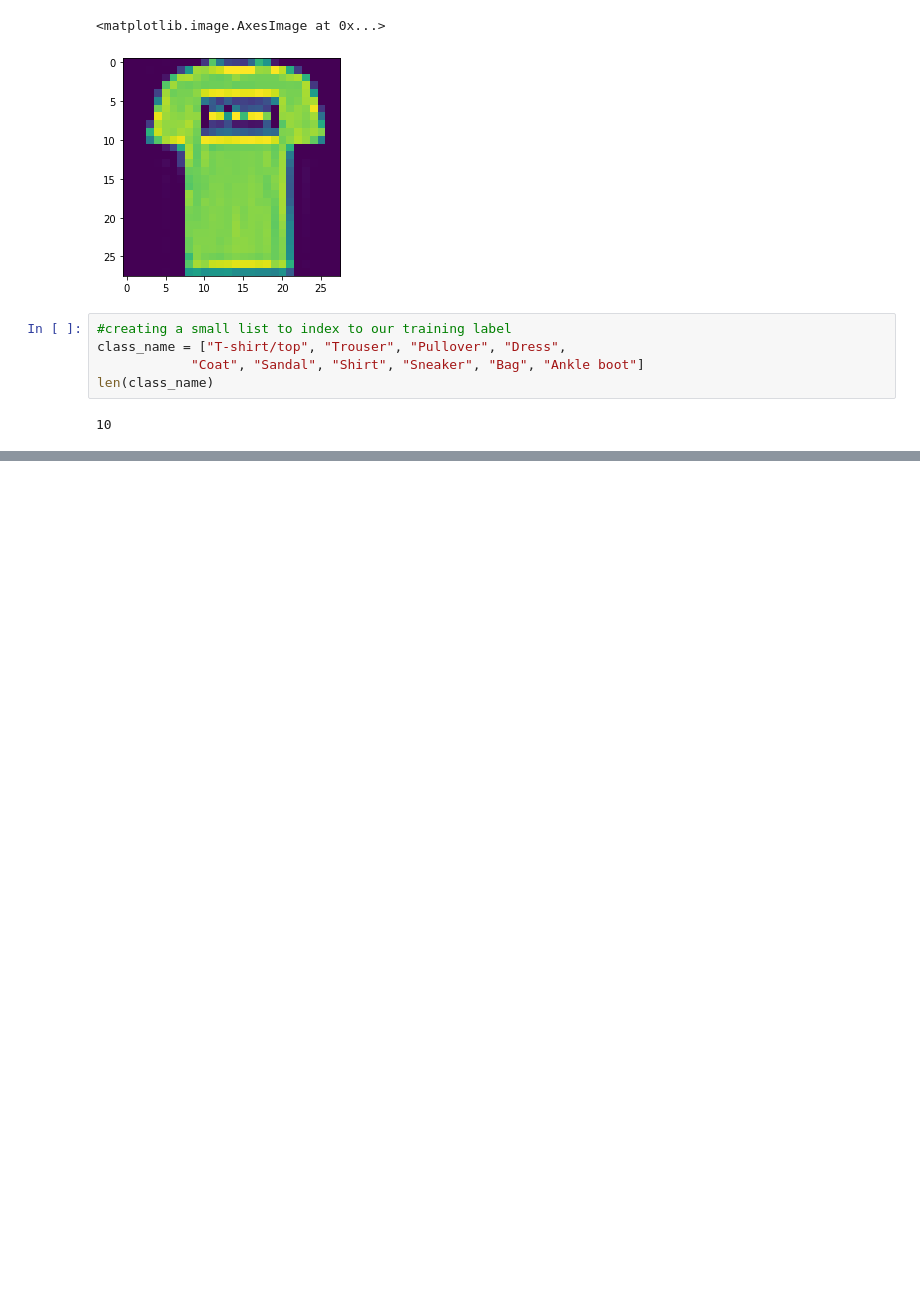
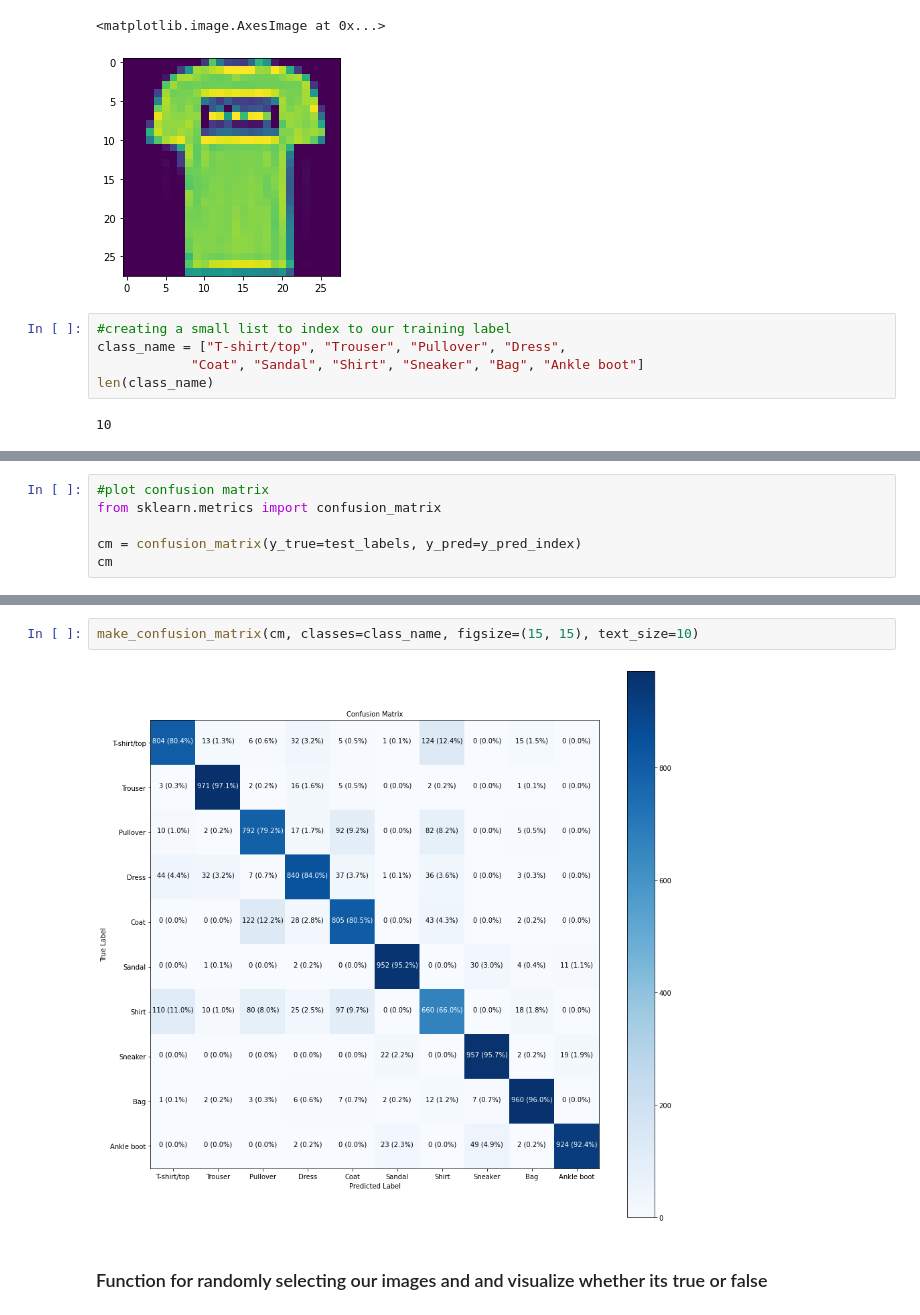
Before and after one commit to FidelM345/Tensorflow_fundamentals, a Jupyter notebook: neuralnet_classification/neuralnet_classification_intro.ipynb, the cells around one changed output, grey strips where cells are left out. Cells and saved outputs as stored; diff of their text form; blank space fills up the shorter version.

```diff
--- a/neuralnet_classification/neuralnet_classification_intro.ipynb
+++ b/neuralnet_classification/neuralnet_classification_intro.ipynb
@@ -365,0 +496,6 @@ Pl
+# %%
+#plot confusion matrix
+from sklearn.metrics import confusion_matrix
+
+cm = confusion_matrix(y_true=test_labels, y_pred=y_pred_index)
+cm
@@ -365,0 +563,6 @@ Pl
+# %%
+make_confusion_matrix(cm, classes=class_name, figsize=(15, 15), text_size=10)
+# %% [output]
+[figure, added]
+# %% [markdown]
+### Function for randomly selecting our images and and visualize whether its true or false
```
Also changed, not shown: parts of 35 cells of this notebook, 9 other files.
